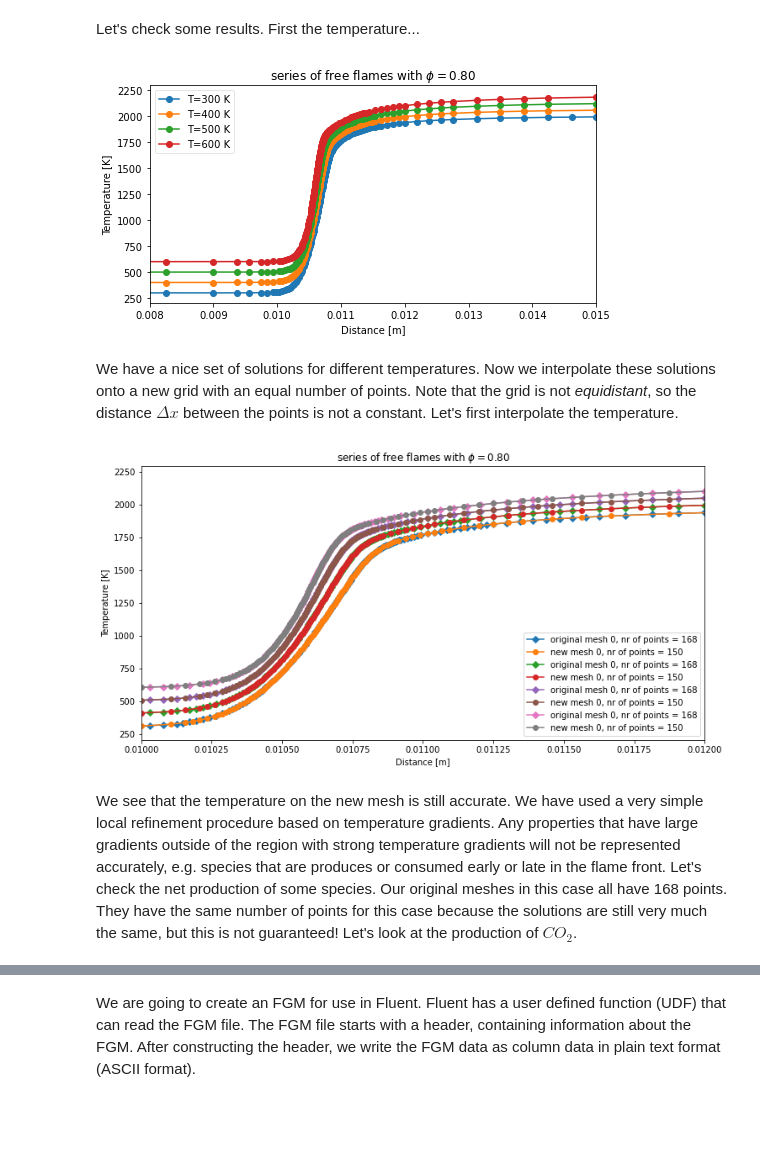
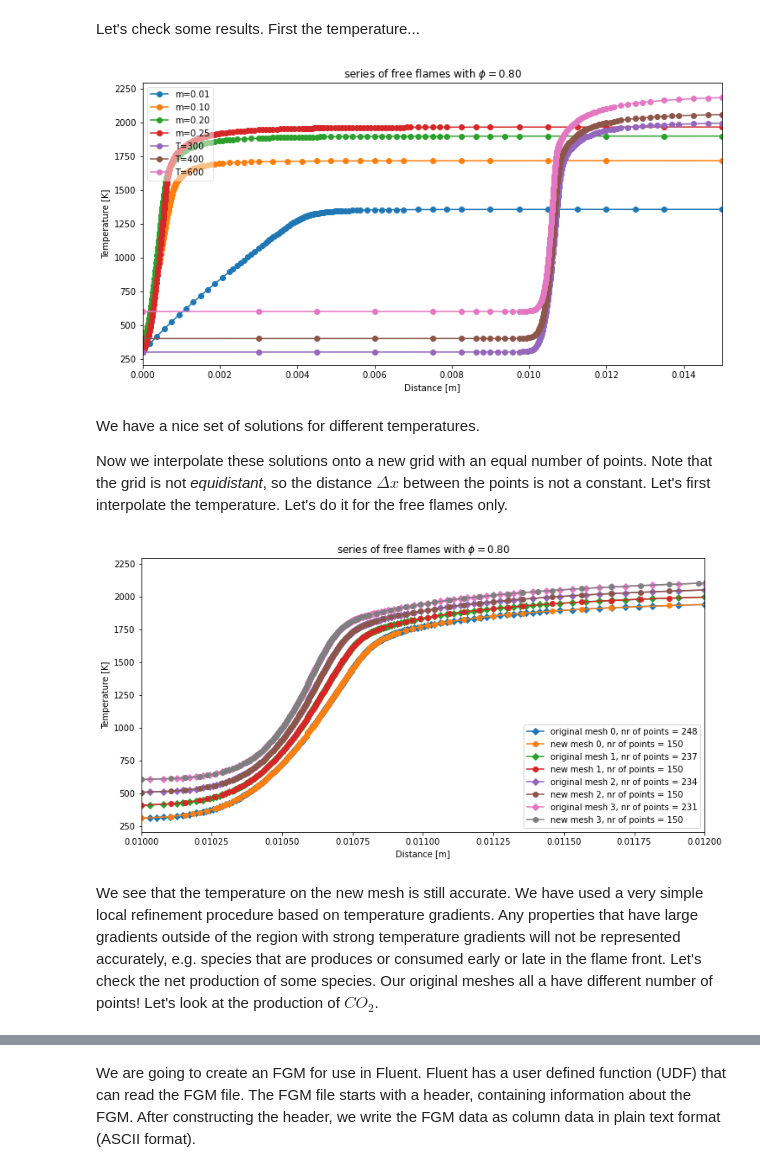
Before and after one commit to bigfooted/combustion, a Jupyter notebook: module 4.1 2D FGM.ipynb, the cells around one changed output, grey strips where cells are left out. Cells and saved outputs as stored; diff of their text form; code cells hidden in the pictures; blank space fills up the shorter version.

```diff
--- a/module 4.1 2D FGM.ipynb
+++ b/module 4.1 2D FGM.ipynb
@@ -152,10 +151,11 @@ We have used Cantera's automatic regridding to get a more optimal solution. More
 plt.figure()
 
 #We can globally change the figure size
-plt.rcParams['figure.figsize'] = [8, 4]
+plt.rcParams['figure.figsize'] = [10, 5]
+
 #plt.xlim(0.0,0.024)
 plt.plot(f.grid,f.T,'o-')
-plt.title('free flame with $\phi=0.80$')
+plt.title('free methane-air flame with $\phi=0.80$')
 plt.xlabel('Distance [m]')
 plt.ylabel('Temperature [K]');
 # %% [output]
@@ -166,7 +166,7 @@ The temperature looks good and we see that more points have been added in the re
 plt.figure()
 
 #We can globally change the figure size
-plt.rcParams['figure.figsize'] = [8, 4]
+plt.rcParams['figure.figsize'] = [10, 5]
 #plt.xlim(0.00,0.024)
 plt.plot(f.grid,f.net_production_rates[gas.species_index('CO2')],'o-')
 plt.title('free flame with $\phi=0.80$')
@@ -178,0 +181,10 @@ A very steep peak! We see that this peak is captured correctly by the refinement
+# %%
+plt.figure()
+
+#We can globally change the figure size
+plt.rcParams['figure.figsize'] = [10, 5]
+#plt.xlim(0.00,0.024)
+plt.plot(f.Y[gas.species_index('CO2')],f.T,'o-')
+plt.title('free flame with $\phi=0.80$')
+plt.xlabel('Distance [m]')
+plt.ylabel('production of CO2 [kmol/(m^3s)]');
@@ -182,7 +196,7 @@ A very steep peak! We see that this peak is captured correctly by the refinement
 # We are going to create a list of flames with unburnt temperatures of T=300,400,500,600
 # This will take a couple of minutes to run...
 
-# we compute in order of lower enthalpy, so it also ends up in the list like that.
+# we compute in order of high to low enthalpy, so it also ends up in the list like that.
 T_unburnt_list = [300,400,500,600]
 
 # we store the individual flame solutions in a list of flame solutions
@@ -206,14 +220,17 @@ for T_unburnt in T_unburnt_list:
 
     # Set up flame object
     flame = ct.FreeFlame(gas, width=width)
-    flame.set_refine_criteria(ratio=3, slope=0.06, curve=0.12)
+    flame.set_refine_criteria(ratio=2, slope=0.04, curve=0.08)
     #f.show_solution()
 
     # Solve with Unity Lewis transport model
     flame.transport_model = 'UnityLewis'
     #flame.solve(loglevel=loglevel, auto=True)
     flame.solve(loglevel) # don't use 'auto' on subsequent solves
+    #we save the enthalpy from lowest to highest
     flamelist.append(flame)
+    print("flame enthalpy = ",flame.enthalpy_mass[0])
+    print("number of points = ",len(flame.enthalpy_mass))
 
 print("We are done here!")
 # %% [output]
@@ -227,44 +363,49 @@ Let's check some results. First the temperature...
 # %%
 # let's plot some results. First we create an empty figure
 plt.figure()
 #We can globally change the figure size
 plt.rcParams['figure.figsize'] = [12, 6]
-plt.xlim(0.008,0.015)
-plt.plot(flamelist[0].grid,flamelist[0].T,'o-',label='T=300 K')
-plt.plot(flamelist[1].grid,flamelist[1].T,'o-',label='T=400 K')
-plt.plot(flamelist[2].grid,flamelist[2].T,'o-',label='T=500 K')
-plt.plot(flamelist[3].grid,flamelist[3].T,'o-',label='T=600 K')
+plt.xlim(0.00,0.015)
+plt.plot(flamelist[0].grid,flamelist[0].T,'o-',label='m=0.01')
+plt.plot(flamelist[2].grid,flamelist[2].T,'o-',label='m=0.10')
+plt.plot(flamelist[4].grid,flamelist[4].T,'o-',label='m=0.20')
+plt.plot(flamelist[5].grid,flamelist[5].T,'o-',label='m=0.25')
+plt.plot(flamelist[6].grid,flamelist[6].T,'o-',label='T=300')
+plt.plot(flamelist[7].grid,flamelist[7].T,'o-',label='T=400')
+plt.plot(flamelist[9].grid,flamelist[9].T,'o-',label='T=600')
 plt.title('series of free flames with $\phi=0.80$')
 plt.xlabel('Distance [m]')
 plt.ylabel('Temperature [K]')
 # place a semi-transparent legend on the figure at a specified location
 plt.legend(framealpha=0.5,frameon=True,loc='upper left')
 # show, the figure will be shown anyway but now the last command in the cell is show instead
 # of another command, and the last command in the cell will be printed as well.
 plt.show()
 # %% [output]
-[figure, old version]
+[figure, new version]
 # %% [markdown]
-We have a nice set of solutions for different temperatures. Now we interpolate these solutions onto a new grid with an equal number of points. Note that the grid is not *equidistant*, so the distance $\Delta x$ between the points is not a constant. Let's first interpolate the temperature.
+We have a nice set of solutions for different temperatures.
+
+Now we interpolate these solutions onto a new grid with an equal number of points. Note that the grid is not *equidistant*, so the distance $\Delta x$ between the points is not a constant. Let's first interpolate the temperature. Let's do it for the free flames only.
 # %%
 # intepolate onto new mesh
-X0 = flamelist[0].grid
-T0 = flamelist[0].T
+X0 = flamelist[6].grid
+T0 = flamelist[6].T
 X0new,T0new = newmesh(X0,T0,T0,150)
 #H0=np.full((X0new.size,),flamelist[0].enthalpy_mass[0])
 
-X1 = flamelist[1].grid
-T1 = flamelist[1].T
+X1 = flamelist[7].grid
+T1 = flamelist[7].T
 X1new,T1new = newmesh(X1,T1,T1,150)
 #H1=np.full((X1new.size,),flamelist[1].enthalpy_mass[1])
 
-X2 = flamelist[2].grid
-T2 = flamelist[2].T
+X2 = flamelist[8].grid
+T2 = flamelist[8].T
 X2new,T2new = newmesh(X2,T2,T2,150)
 #H2=np.full((X2new.size,),flamelist[2].enthalpy_mass[2])
 
-X3 = flamelist[3].grid
-T3 = flamelist[3].T
+X3 = flamelist[9].grid
+T3 = flamelist[9].T
 X3new,T3new = newmesh(X3,T3,T3,150)
 #H3=np.full((X3new.size,),flamelist[3].enthalpy_mass[3])
 
@@ -285,20 +426,20 @@ plt.ylabel('Temperature [K]')
 plt.plot(X0,T0,'D-',label=string1)
 plt.plot(X0new,T0new,'o-',label=string2)
 
-plt.plot(X1,T1,'D-',label=string1)
-plt.plot(X1new,T1new,'o-',label=string2)
+plt.plot(X1,T1,'D-',label=string3)
+plt.plot(X1new,T1new,'o-',label=string4)
 
-plt.plot(X2,T2,'D-',label=string1)
-plt.plot(X2new,T2new,'o-',label=string2)
+plt.plot(X2,T2,'D-',label=string5)
+plt.plot(X2new,T2new,'o-',label=string6)
 
-plt.plot(X3,T3,'D-',label=string1)
-plt.plot(X3new,T3new,'o-',label=string2)
+plt.plot(X3,T3,'D-',label=string7)
+plt.plot(X3new,T3new,'o-',label=string8)
 
 plt.legend()
 plt.show()
 # %% [output]
-[figure, old version]
+[figure, new version]
 # %% [markdown]
-We see that the temperature on the new mesh is still accurate. We have used a very simple local refinement procedure based on temperature gradients. Any properties that have large gradients outside of the region with strong temperature gradients will not be represented accurately, e.g. species that are produces or consumed early or late in the flame front. Let's check the net production of some species. Our original meshes in this case all have 168 points. They have the same number of points for this case because the solutions are still very much the same, but this is not guaranteed! Let's look at the production of $CO_2$.
+We see that the temperature on the new mesh is still accurate. We have used a very simple local refinement procedure based on temperature gradients. Any properties that have large gradients outside of the region with strong temperature gradients will not be represented accurately, e.g. species that are produces or consumed early or late in the flame front. Let's check the net production of some species. Our original meshes all a have different number of points! Let's look at the production of $CO_2$.
 # %%
 # intepolate onto new mesh
```
Also changed, not shown: parts of 30 cells of this notebook.
